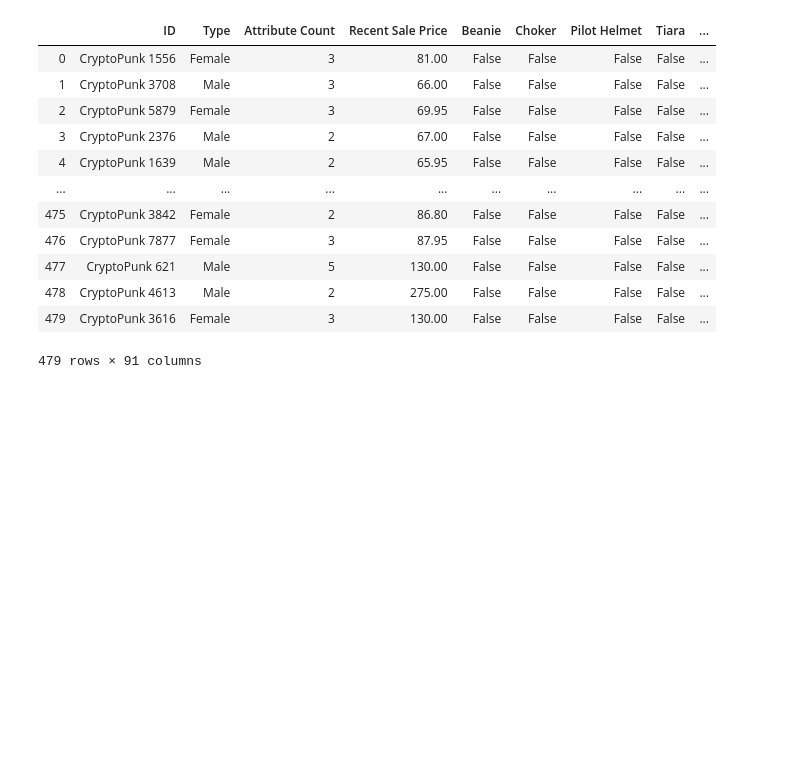
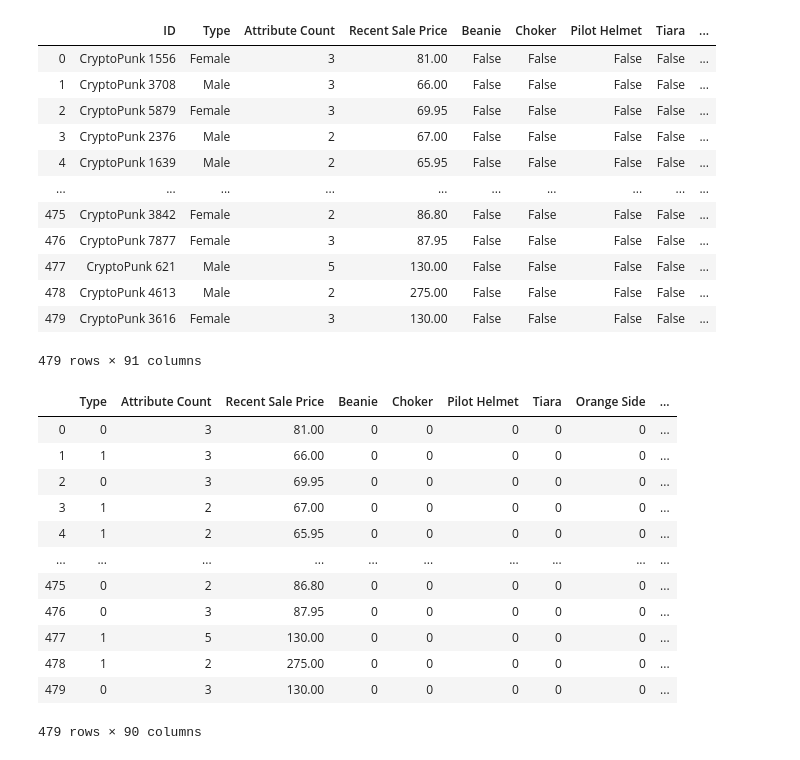
Before and after one commit to fahimahmedx/cryptopunks, a Jupyter notebook: analysis.ipynb, the cells around one changed output. Drawn from its saved outputs; the diff is of its cells as text; code cells hidden in the pictures; blank space fills up the shorter version.

```diff
--- a/analysis.ipynb
+++ b/analysis.ipynb
@@ -140,3 +140,36 @@ df
 | 478 | CryptoPunk 4613 | Male | 2 | 275.00 | False | False | False | False | ... |
 | 479 | CryptoPunk 3616 | Female | 3 | 130.00 | False | False | False | False | ... |
 479 rows × 91 columns
+# %%
+# convert Type column into numbers
+df = df.replace(to_replace ='Male',
+                 value = 0)
+df = df.replace(to_replace ='Female',
+                 value = 1)
+df = df.replace(to_replace ='Zombie',
+                 value = 2)
+df = df.replace(to_replace ='Ape',
+                 value = 3)
+df = df.replace(to_replace ='Alien',
+                 value = 4)
+
+# convert booleans into numbers
+df = df*1
+# %%
+correlation_df = df.drop('ID', axis=1)
+# %%
+correlation_df
+# %% [output]
+|  | Type | Attribute Count | Recent Sale Price | Beanie | Choker | Pilot Helmet | Tiara | Orange Side | ... |
+| 0 | 0 | 3 | 81.00 | 0 | 0 | 0 | 0 | 0 | ... |
+| 1 | 1 | 3 | 66.00 | 0 | 0 | 0 | 0 | 0 | ... |
+| 2 | 0 | 3 | 69.95 | 0 | 0 | 0 | 0 | 0 | ... |
+| 3 | 1 | 2 | 67.00 | 0 | 0 | 0 | 0 | 0 | ... |
+| 4 | 1 | 2 | 65.95 | 0 | 0 | 0 | 0 | 0 | ... |
+| ... | ... | ... | ... | ... | ... | ... | ... | ... | ... |
+| 475 | 0 | 2 | 86.80 | 0 | 0 | 0 | 0 | 0 | ... |
+| 476 | 0 | 3 | 87.95 | 0 | 0 | 0 | 0 | 0 | ... |
+| 477 | 1 | 5 | 130.00 | 0 | 0 | 0 | 0 | 0 | ... |
+| 478 | 1 | 2 | 275.00 | 0 | 0 | 0 | 0 | 0 | ... |
+| 479 | 0 | 3 | 130.00 | 0 | 0 | 0 | 0 | 0 | ... |
+479 rows × 90 columns
```
Also changed, not shown: parts of 3 cells of this notebook.
